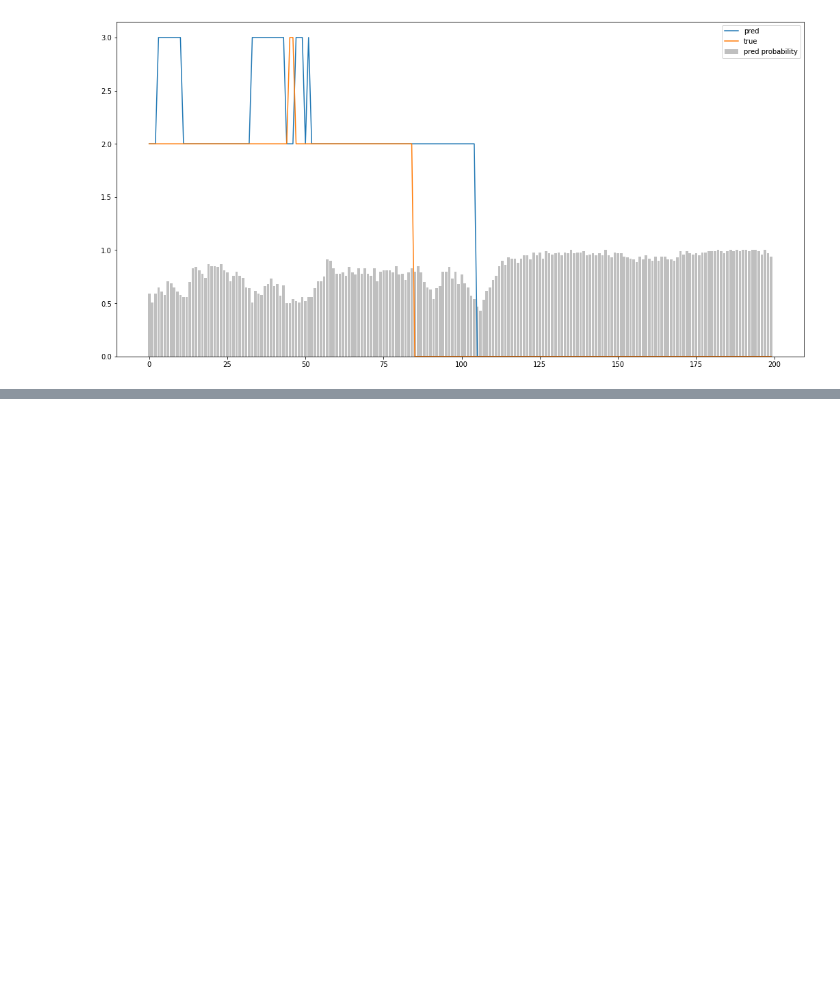
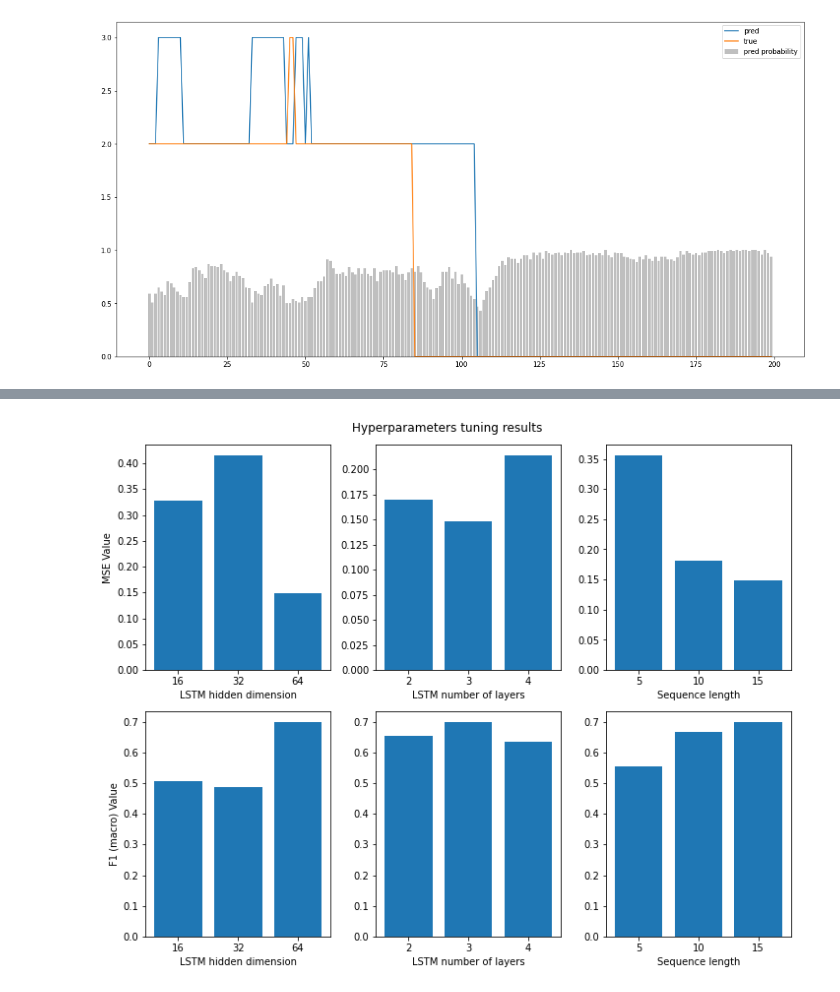
Before and after one commit to tomdrozdz/pgm-project, a Jupyter notebook: lstm.ipynb, the cells around one changed output, grey strips where cells are left out. Saved outputs shown, nothing was run; the diff lists cells and outputs as text; code cells hidden in the pictures; blank space fills up the shorter version.

Commit message:
saving results to files; added exemplary results

```diff
--- a/lstm.ipynb
+++ b/lstm.ipynb
@@ -280,0 +185,5 @@ for params in tqdm(param_grid):
+# %%
+param_grid_1 = {'sequence_length': [5, 10, 15], 'no_layers': [2, 3, 4], 'hidden_dim': [16,32,64], 'regression': [True, False],
+                'drop_prob': [0.5], 'lr': [0.0001]}
+
+res_df_lr = hp_tuning(df, param_grid_1, 'hp_tuning_df_.pkl')
@@ -280,0 +237,50 @@ for params in tqdm(param_grid):
+# %%
+from src.lstm import get_param_results
+import pickle
+import matplotlib.pyplot as plt
+
+with open('hp_tuning_df.pkl', 'rb') as f:
+    res_df = pickle.load(file=f)
+regression = True
+res_hidden = get_param_results(res_df, 'hidden_dim', regression)
+res_layers = get_param_results(res_df, 'no_layers', regression)
+res_seq_len = get_param_results(res_df, 'sequence_length', regression)
+
+fig, ax = plt.subplots(2,3, figsize=(10,8))
+ax[0][0].bar(range(3), res_hidden['mse_mean'])
+ax[0][0].set_xticks(range(3))
+ax[0][0].set_xticklabels(res_hidden['hidden_dim'])
+ax[0][0].set_ylabel('MSE Value')
+ax[0][0].set_xlabel('LSTM hidden dimension')
+
+ax[0][1].bar(range(3), res_layers['mse_mean'])
+ax[0][1].set_xticks(range(3))
+ax[0][1].set_xticklabels(res_layers['no_layers'])
+ax[0][1].set_xlabel('LSTM number of layers')
+
+ax[0][2].bar(range(3), res_seq_len['mse_mean'])
+ax[0][2].set_xticks(range(3))
+ax[0][2].set_xticklabels(res_seq_len['sequence_length'])
+ax[0][2].set_xlabel('Sequence length')
+
+ax[1][0].bar(range(3), res_hidden['f1_mean'])
+ax[1][0].set_xticks(range(3))
+ax[1][0].set_xticklabels(res_hidden['hidden_dim'])
+ax[1][0].set_ylabel('F1 (macro) Value')
+ax[1][0].set_xlabel('LSTM hidden dimension')
+
+ax[1][1].bar(range(3), res_layers['f1_mean'])
+ax[1][1].set_xticks(range(3))
+ax[1][1].set_xticklabels(res_layers['no_layers'])
+ax[1][1].set_xlabel('LSTM number of layers')
+
+ax[1][2].bar(range(3), res_seq_len['f1_mean'])
+ax[1][2].set_xticks(range(3))
+ax[1][2].set_xticklabels(res_seq_len['sequence_length'])
+ax[1][2].set_xlabel('Sequence length')
+
+fig.suptitle('Hyperparameters tuning results')
+fig.tight_layout()
+fig.savefig('hp_results.png')
+# %% [output]
+[figure, added]
```
Also changed, not shown: parts of 8 cells of this notebook, 20 other files.
